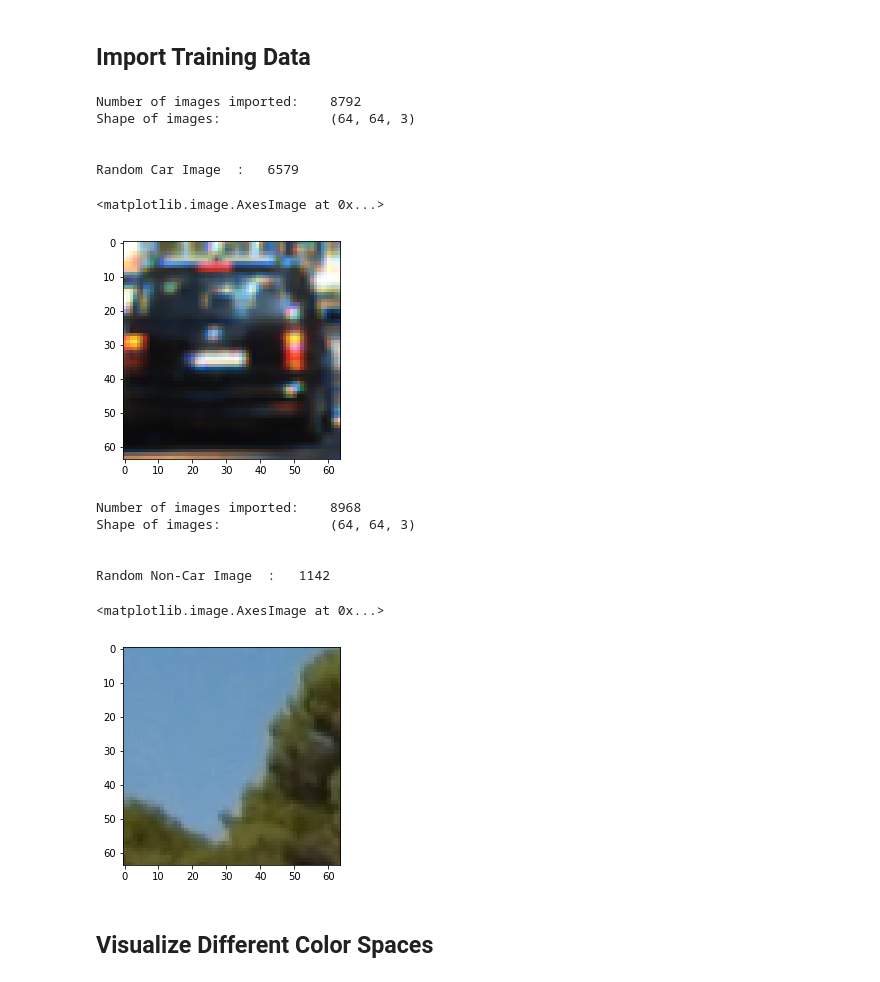
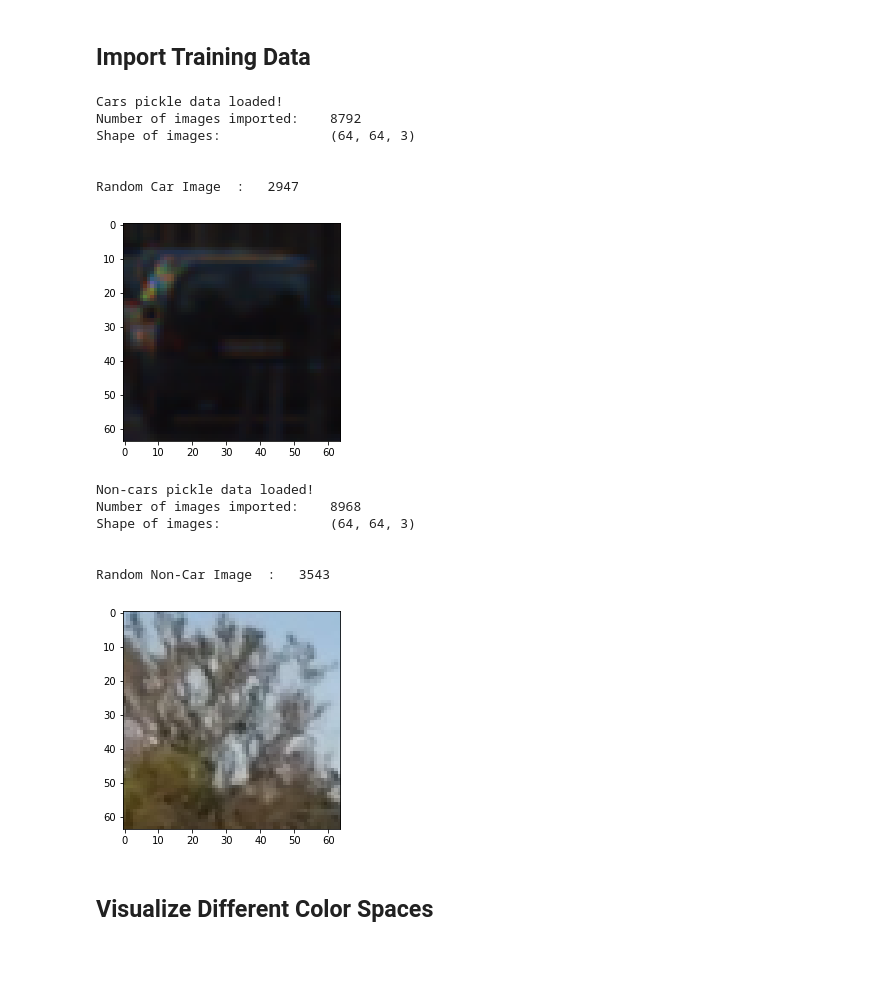
Before and after one commit to cmanningvt/sdc_T1_P5_VehicleDetection, a Jupyter notebook: P5.ipynb, the cells around one changed output. Cells and saved outputs as stored; diff of their text form; code cells hidden in the pictures.

```diff
--- a/P5.ipynb
+++ b/P5.ipynb
@@ -49,7 +49,11 @@ def convert_color(img, conv='RGB2YCrCb'):
         return cv2.cvtColor(img, cv2.COLOR_RGB2HSV)
     if conv == 'RGB2YUV':
         return cv2.cvtColor(img, cv2.COLOR_RGB2YUV)
+    if conv == 'RGB2BGR':
+        return cv2.cvtColor(img, cv2.COLOR_RGB2BGR)
 
+    if conv == 'BGR2RGB':
+        return cv2.cvtColor(img, cv2.COLOR_BGR2RGB)
     if conv == 'BGR2YCrCb':
         return cv2.cvtColor(img, cv2.COLOR_BGR2YCrCb)
 # %%
@@ -145,15 +160,18 @@ def get_color_features(img,
 ## Initialize variables
 cars=[]
 
+## Force a reimport of the data and overwrite the pickle
+force_redo = False
+
 ## If pickle data exists, load it
-if os.path.exists("training_data\\cars.p"):
+if os.path.exists("training_data\\cars.p") and force_redo == False:
     cars = pickle.load(open("training_data\\cars.p","rb"))
     print("Cars pickle data loaded!")
 ## If pickle data does not exist, run and save it
 else:
     for file in glob.glob('training_data\\vehicles\\*\\*.png'):
-        img=mpimg.imread(file)
-        cars.append(img)
+        img = cv2.imread(file)
+        cars.append(convert_color(img, conv='BGR2RGB'))
     pickle.dump(cars , open("training_data\\cars.p","wb"))
 
 ## Print statistics
@@ -167,46 +185,49 @@ print("Random Car Image  :  ",temp)
 plt.imshow(cars[temp])
 plt.show()
 # %% [output]
+Cars pickle data loaded!
 Number of images imported:    8792
 Shape of images:              (64, 64, 3)
 
 
-Random Car Image  :   6579
+Random Car Image  :   2947
-<matplotlib.image.AxesImage at 0x...>
-[figure, old version]
+[figure, new version]
 # %%
 ## Initialize variables
 not_cars=[]
 
+## Force a reimport of the data and overwrite the pickle
+force_redo = False
+
 ## If pickle data exists, load it
-if os.path.exists("training_data\\not_cars.p"):
+if os.path.exists("training_data\\not_cars.p") and force_redo == False:
     not_cars = pickle.load(open("training_data\\not_cars.p","rb"))
     print("Non-cars pickle data loaded!")
 ## If pickle data does not exist, run and save it
 else:
     for file in glob.glob('training_data\\non-vehicles\\*\\*.png'):
-        img=mpimg.imread(file)
-        not_cars.append(img)
+        img = cv2.imread(file)
+        not_cars.append(convert_color(img, conv='BGR2RGB'))
     pickle.dump(not_cars , open("training_data\\not_cars.p","wb"))
 
 ## Print statistics
 print('Number of images imported:   ' , np.asarray(not_cars).shape[0])
 print('Shape of images:             ' , np.asarray(not_cars).shape[1:])
 
 ## Print test image
 print("\n")
 temp=random.randint(0,np.asarray(not_cars).shape[0])
 print("Random Non-Car Image  :  ",temp)
 plt.imshow(not_cars[temp])
 plt.show()
 # %% [output]
+Non-cars pickle data loaded!
 Number of images imported:    8968
 Shape of images:              (64, 64, 3)
 
 
-Random Non-Car Image  :   1142
+Random Non-Car Image  :   3543
-<matplotlib.image.AxesImage at 0x...>
-[figure, old version]
+[figure, new version]
 # %% [markdown]
 ## Visualize Different Color Spaces
 # %%
```
Also changed, not shown: parts of 28 cells of this notebook, 3 other files.
